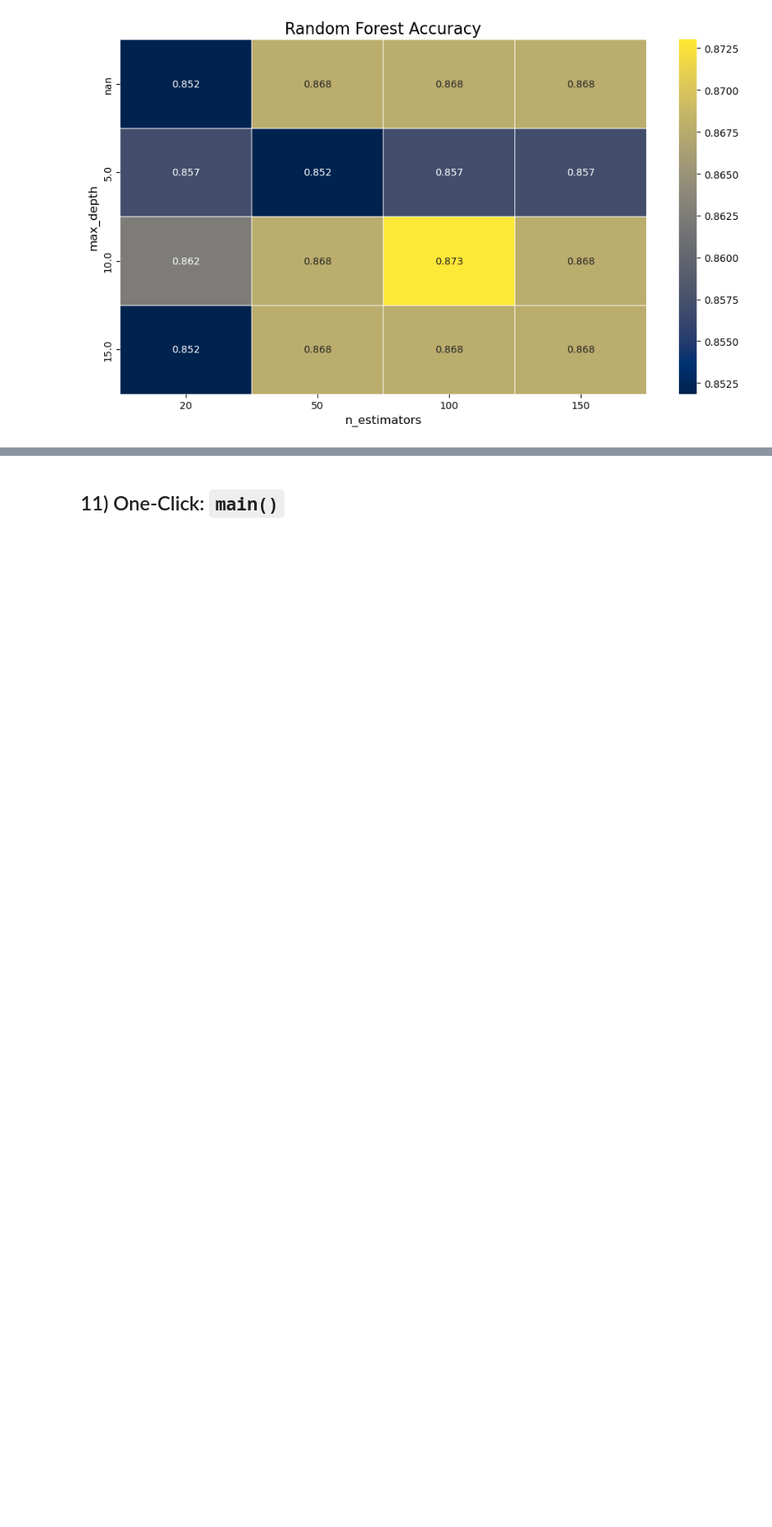
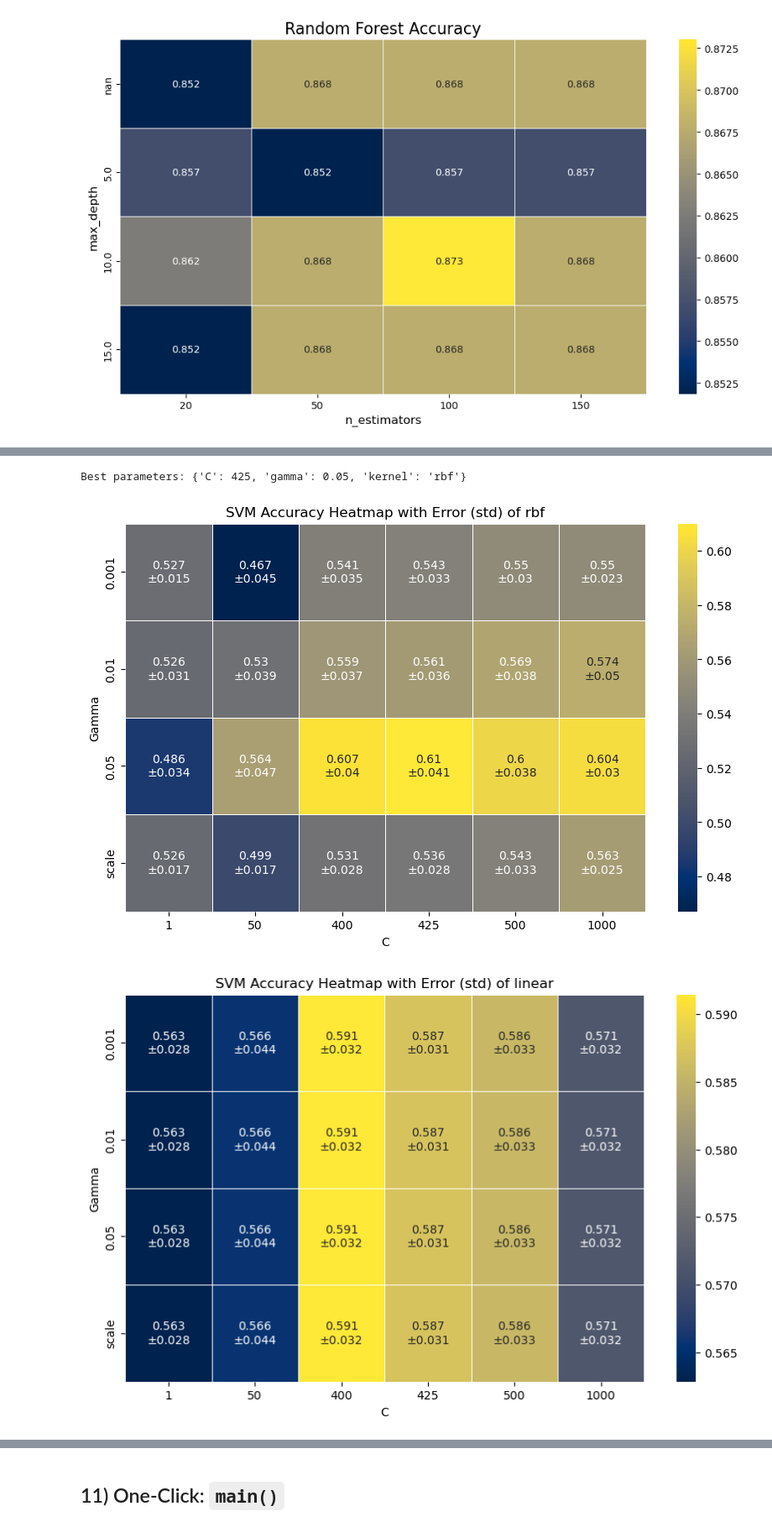
Before and after one commit to LucaVolpi01/comp_astro_25, a Jupyter notebook: Assigment_2/transit_analysis_machine_learning.ipynb, the cells around one changed output, grey strips where cells are left out. Shown: that part at 84% size. Cells and saved outputs as stored; diff of their text form; code cells hidden in the pictures; blank space fills up the shorter version.

```diff
--- a/Assigment_2/transit_analysis_machine_learning.ipynb
+++ b/Assigment_2/transit_analysis_machine_learning.ipynb
@@ -561,0 +582,51 @@ for i in idxs:
+# %%
+
+
+X_train = scaler.fit_transform(X_train)
+X_test = scaler.transform(X_test)
+
+params = {
+    'C': [1,50,400,425,500, 1000 ],
+    'gamma': ['scale',0.05, 0.01, 0.001],
+    'kernel': ['rbf', 'linear', 'poly', 'sigmoid']
+}
+
+grid = GridSearchCV(SVC(), params, cv=5)
+grid.fit(X_train, y_train)
+
+print("Best parameters:", grid.best_params_)
+# %% [output]
+Best parameters: {'C': 425, 'gamma': 0.05, 'kernel': 'rbf'}
+# %%
+# Convert results to DataFrame
+results = pd.DataFrame(grid.cv_results_)
+kernel = ['rbf', 'linear', 'poly', 'sigmoid']
+
+
+for i in kernel:
+
+    results_temp = results[results["param_kernel"] == i]
+
+    # Prepare pivot tables
+    mean_scores = results_temp.pivot_table(values='mean_test_score', index='param_gamma', columns='param_C')
+    std_scores  = results_temp.pivot_table(values='std_test_score',  index='param_gamma', columns='param_C')
+
+    # Create annotation: "mean\n±std"
+    annot = mean_scores.round(3).astype(str) + "\n±" + std_scores.round(3).astype(str)
+
+    # Heatmap
+    plt.figure(figsize=(10, 6))
+    sns.heatmap(mean_scores,
+                annot=annot,
+                fmt="",
+                cmap="cividis",  #
+                linewidths=0.5,
+                linecolor='white')
+
+    plt.title(f"SVM Accuracy Heatmap with Error (std) of {i}")
+    plt.xlabel("C")
+    plt.ylabel("Gamma")
+    plt.show()
+# %% [output]
+[figure, added]
+[figure, added]
```
Also changed, not shown: parts of 9 cells of this notebook, 2 other files.
